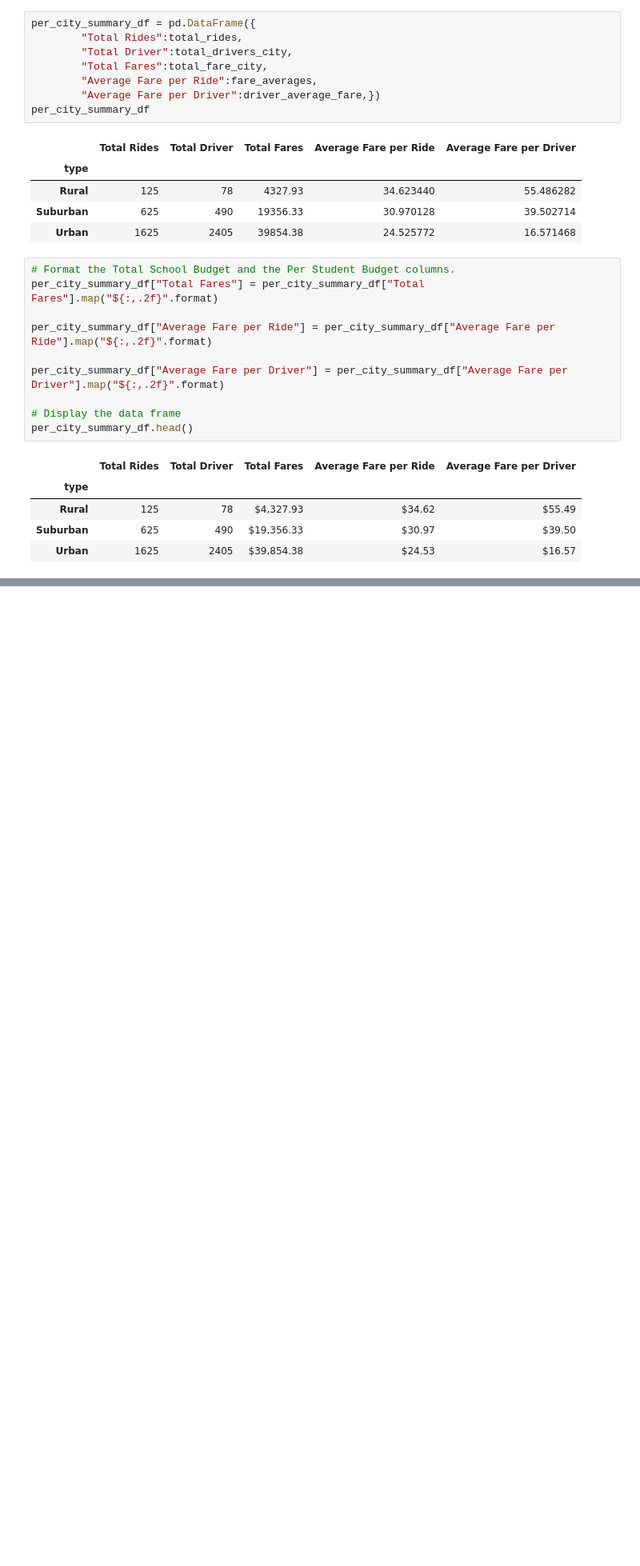
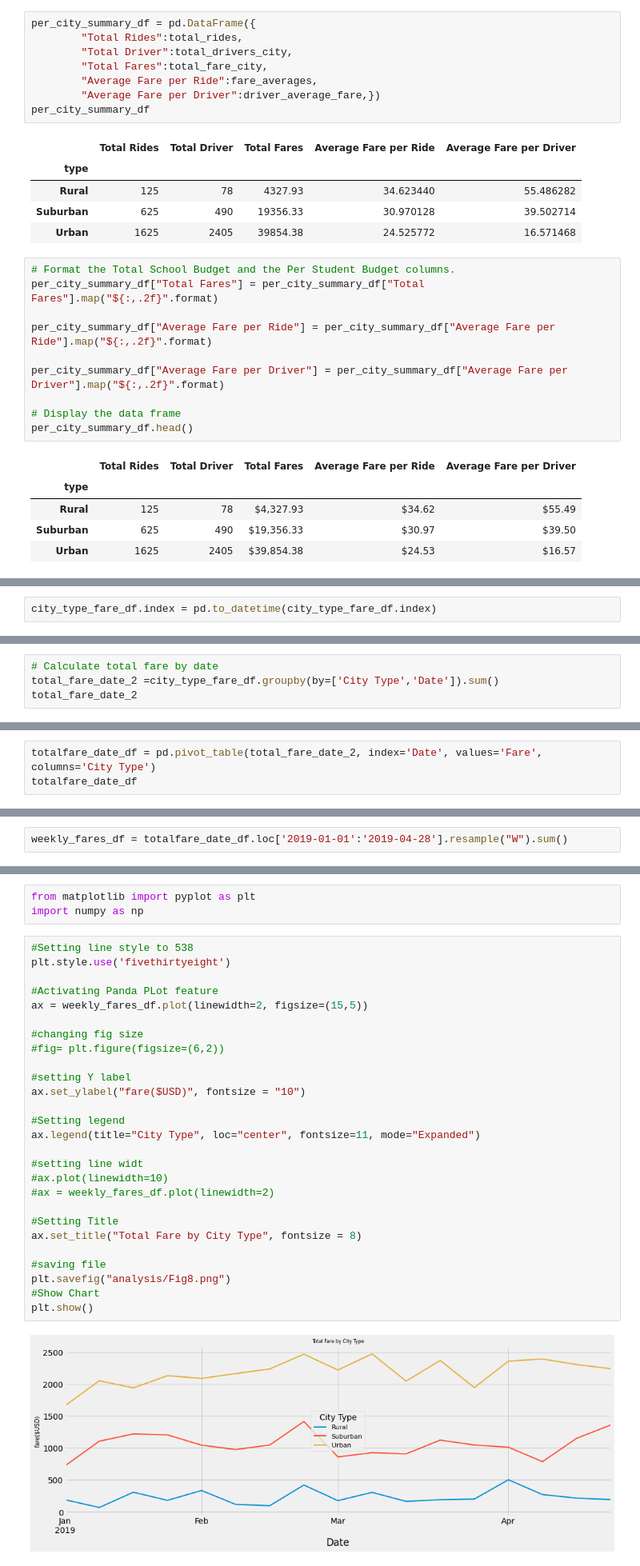
Before and after one commit to mlsterl1/PyBer_Analysis, a Jupyter notebook: Pyber_Challenege.ipynb, the cells around one changed output, grey strips where cells are left out. Shown at 80% size. Drawn from its saved outputs; the diff is of its cells as text; blank space fills up the shorter version.

```diff
--- a/Pyber_Challenege.ipynb
+++ b/Pyber_Challenege.ipynb
@@ -1060,0 +1110,2 @@ per_city_summary_df.head()
+# %%
+city_type_fare_df.index = pd.to_datetime(city_type_fare_df.index)
@@ -1060,0 +1141,4 @@ per_city_summary_df.head()
+# %%
+# Calculate total fare by date
+total_fare_date_2 =city_type_fare_df.groupby(by=['City Type','Date']).sum()
+total_fare_date_2
@@ -1060,0 +1166,3 @@ per_city_summary_df.head()
+# %%
+totalfare_date_df = pd.pivot_table(total_fare_date_2, index='Date', values='Fare', columns='City Type')
+totalfare_date_df
@@ -1060,0 +1218,2 @@ per_city_summary_df.head()
+# %%
+weekly_fares_df = totalfare_date_df.loc['2019-01-01':'2019-04-28'].resample("W").sum()
@@ -1060,0 +1242,32 @@ per_city_summary_df.head()
+# %%
+from matplotlib import pyplot as plt
+import numpy as np
+# %%
+#Setting line style to 538
+plt.style.use('fivethirtyeight')
+
+#Activating Panda PLot feature
+ax = weekly_fares_df.plot(linewidth=2, figsize=(15,5))
+
+#changing fig size
+#fig= plt.figure(figsize=(6,2))
+
+#setting Y label
+ax.set_ylabel("fare($USD)", fontsize = "10")
+
+#Setting legend
+ax.legend(title="City Type", loc="center", fontsize=11, mode="Expanded")
+
+#setting line widt
+#ax.plot(linewidth=10)
+#ax = weekly_fares_df.plot(linewidth=2)
+
+#Setting Title
+ax.set_title("Total Fare by City Type", fontsize = 8)
+
+#saving file
+plt.savefig("analysis/Fig8.png")
+#Show Chart
+plt.show()
+# %% [output]
+[figure, added]
```
Also changed, not shown: parts of 12 cells of this notebook, 1 other file.
